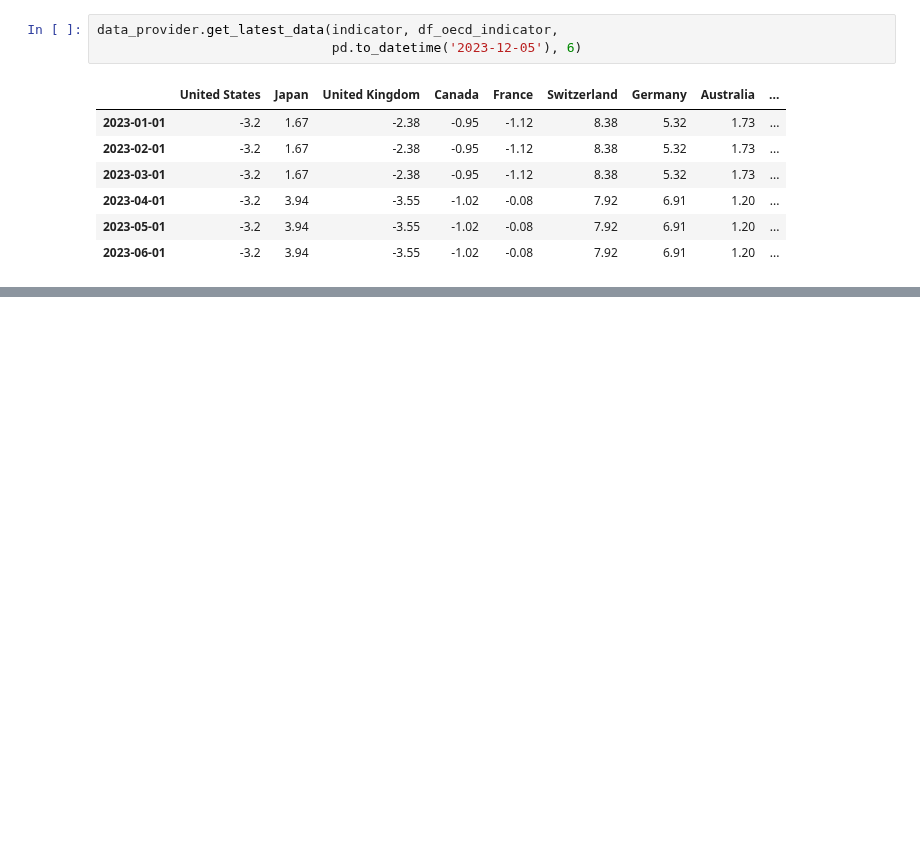
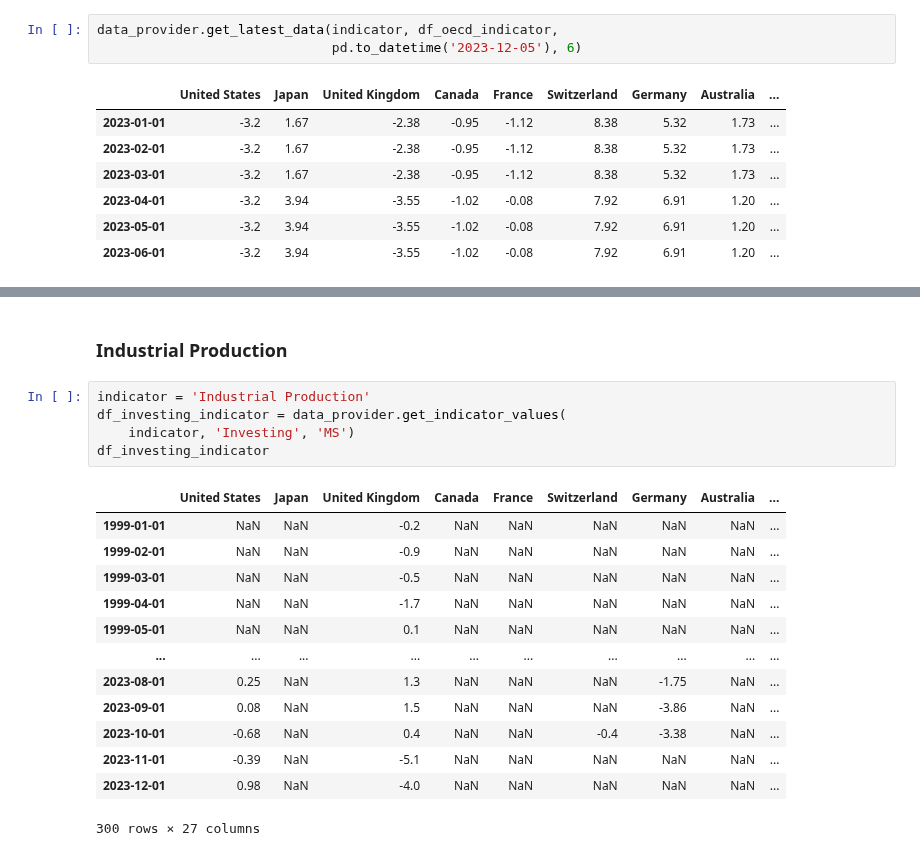
Before and after one commit to lharazin/TFM, a Jupyter notebook: Algorithm/data/extra_indicators.ipynb, the cells around one changed output, grey strips where cells are left out. Saved outputs shown, nothing was run; the diff lists cells and outputs as text; blank space fills up the shorter version.

```diff
--- a/Algorithm/data/extra_indicators.ipynb
+++ b/Algorithm/data/extra_indicators.ipynb
@@ -212,0 +241,21 @@ From Investing add:
+# %% [markdown]
+### Industrial Production
+# %%
+indicator = 'Industrial Production'
+df_investing_indicator = data_provider.get_indicator_values(
+    indicator, 'Investing', 'MS')
+df_investing_indicator
+# %% [output]
+|  | United States | Japan | United Kingdom | Canada | France | Switzerland | Germany | Australia | ... |
+| 1999-01-01 | NaN | NaN | -0.2 | NaN | NaN | NaN | NaN | NaN | ... |
+| 1999-02-01 | NaN | NaN | -0.9 | NaN | NaN | NaN | NaN | NaN | ... |
+| 1999-03-01 | NaN | NaN | -0.5 | NaN | NaN | NaN | NaN | NaN | ... |
+| 1999-04-01 | NaN | NaN | -1.7 | NaN | NaN | NaN | NaN | NaN | ... |
+| 1999-05-01 | NaN | NaN | 0.1 | NaN | NaN | NaN | NaN | NaN | ... |
+| ... | ... | ... | ... | ... | ... | ... | ... | ... | ... |
+| 2023-08-01 | 0.25 | NaN | 1.3 | NaN | NaN | NaN | -1.75 | NaN | ... |
+| 2023-09-01 | 0.08 | NaN | 1.5 | NaN | NaN | NaN | -3.86 | NaN | ... |
+| 2023-10-01 | -0.68 | NaN | 0.4 | NaN | NaN | -0.4 | -3.38 | NaN | ... |
+| 2023-11-01 | -0.39 | NaN | -5.1 | NaN | NaN | NaN | NaN | NaN | ... |
+| 2023-12-01 | 0.98 | NaN | -4.0 | NaN | NaN | NaN | NaN | NaN | ... |
+300 rows × 27 columns
```
Also changed, not shown: parts of 15 cells of this notebook, 5 other files.
